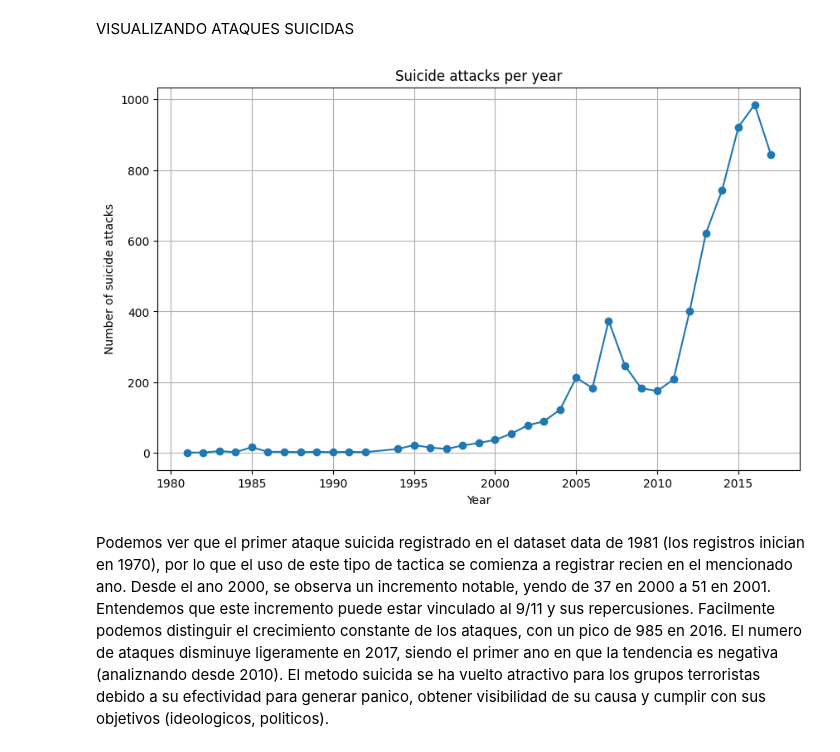
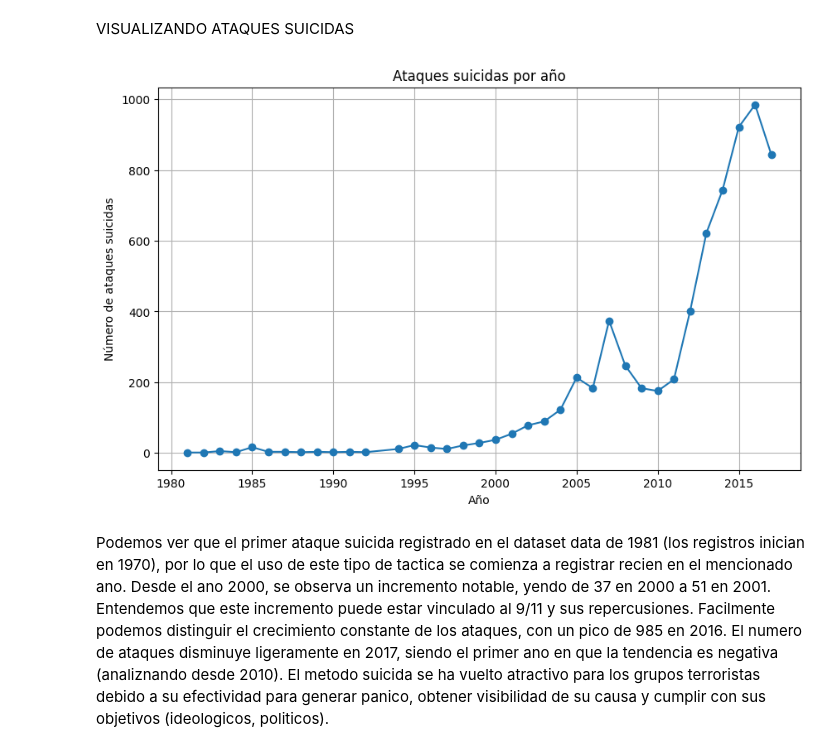
Before and after one commit to 4GeeksAcademy/Trabajo.Final, a Jupyter notebook: src/EDA.ipynb, the cells around one changed output. Cells and saved outputs as stored; diff of their text form; code cells hidden in the pictures.

```diff
--- a/src/EDA.ipynb
+++ b/src/EDA.ipynb
@@ -313,15 +334,15 @@ VISUALIZANDO ATAQUES SUICIDAS
 # %%
 #VAMOS A GRAFICAR   ATAQUES SUICIDE
 
 plt.figure(figsize=(10, 6))
 plt.plot(yearly_suicide_attacks['year'], yearly_suicide_attacks['count'], marker='o')
-plt.title('Suicide attacks per year')
-plt.xlabel('Year')
-plt.ylabel('Number of suicide attacks')
+plt.title('Ataques suicidas por año')
+plt.xlabel('Año')
+plt.ylabel('Número de ataques suicidas')
 plt.grid(True)
 plt.show()
 # %% [output]
-[figure, old version]
+[figure, new version]
 # %% [markdown]
 Podemos ver que el primer ataque suicida registrado en el dataset data de 1981 (los registros inician en 1970), por lo que el uso de este tipo de tactica se comienza a registrar recien en el mencionado ano. Desde el ano 2000, se observa un incremento notable, yendo de 37 en 2000 a 51 en 2001. Entendemos que este incremento puede estar vinculado al 9/11 y sus repercusiones. Facilmente podemos distinguir el crecimiento constante de los ataques, con un pico de 985 en 2016. El numero de ataques disminuye ligeramente en 2017, siendo el primer ano en que la tendencia es negativa (analiznando desde 2010).
 El metodo suicida se ha vuelto atractivo para los grupos terroristas debido a su efectividad para generar panico, obtener visibilidad de su causa y cumplir con sus objetivos (ideologicos, politicos).
```
Also changed, not shown: parts of 5 cells of this notebook, 19 other files.
